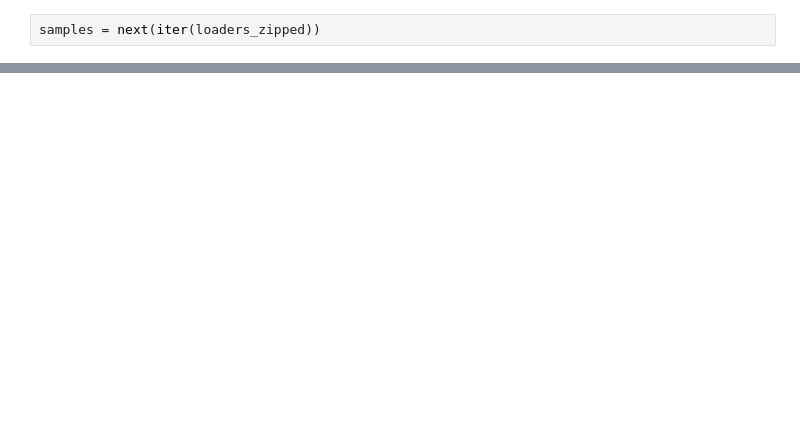
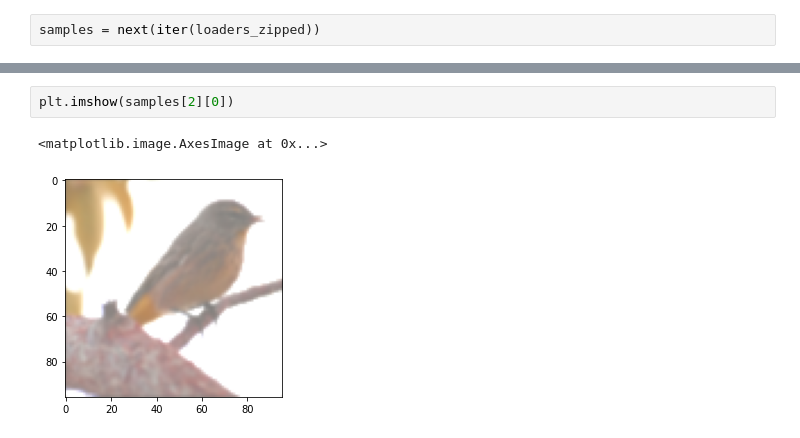
Before and after one commit to ayulockin/TF-MSN, a Jupyter notebook: notebooks/MSN_Data_Pipeline.ipynb, the cells around one changed output, grey strips where cells are left out. Cells and saved outputs as stored; diff of their text form; blank space fills up the shorter version.

```diff
--- a/notebooks/MSN_Data_Pipeline.ipynb
+++ b/notebooks/MSN_Data_Pipeline.ipynb
@@ -384,0 +409,5 @@ samples = next(iter(loaders_zipped))
+# %%
+plt.imshow(samples[2][0])
+# %% [output]
+<matplotlib.image.AxesImage at 0x...>
+[figure, added]
```
Also changed, not shown: parts of 18 cells of this notebook.
